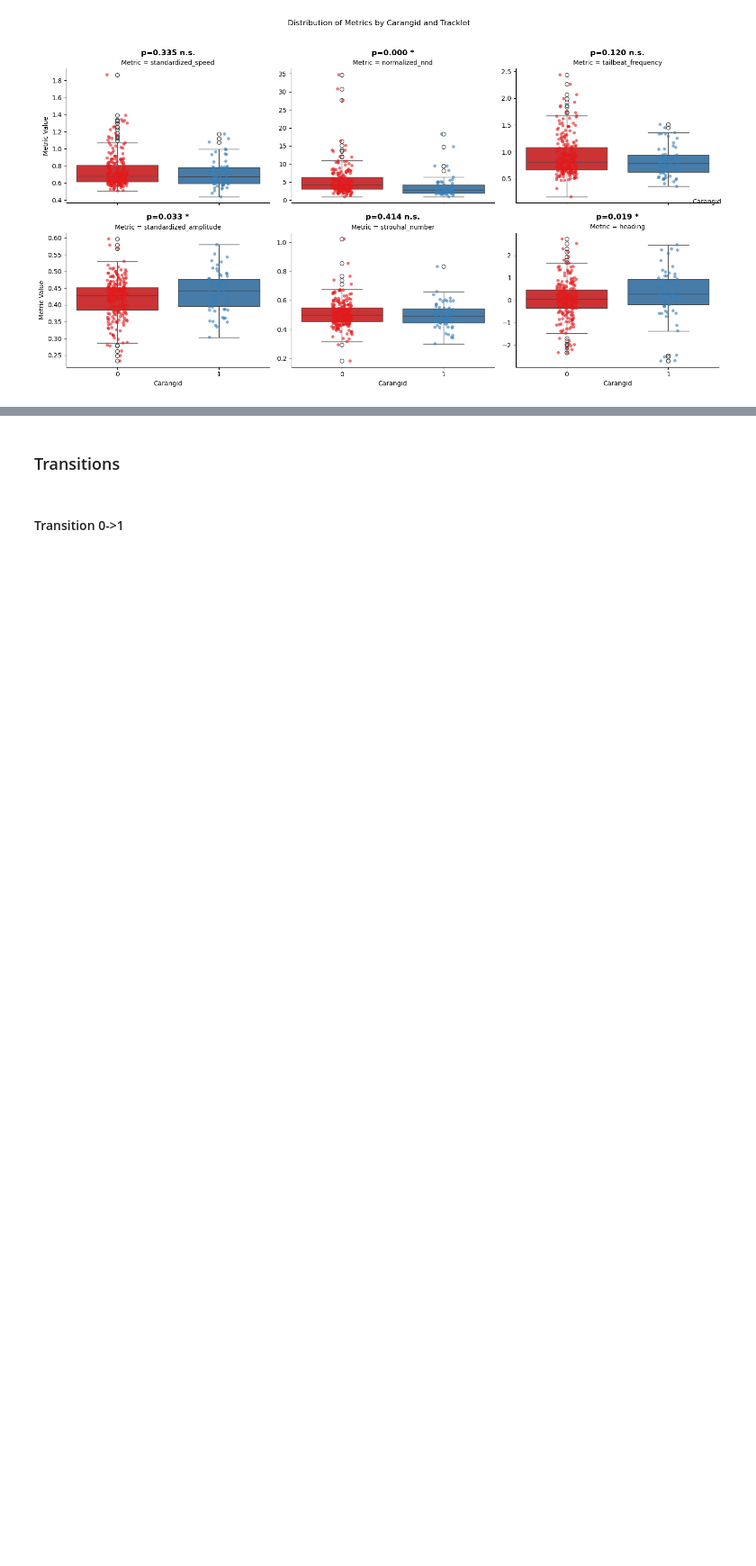
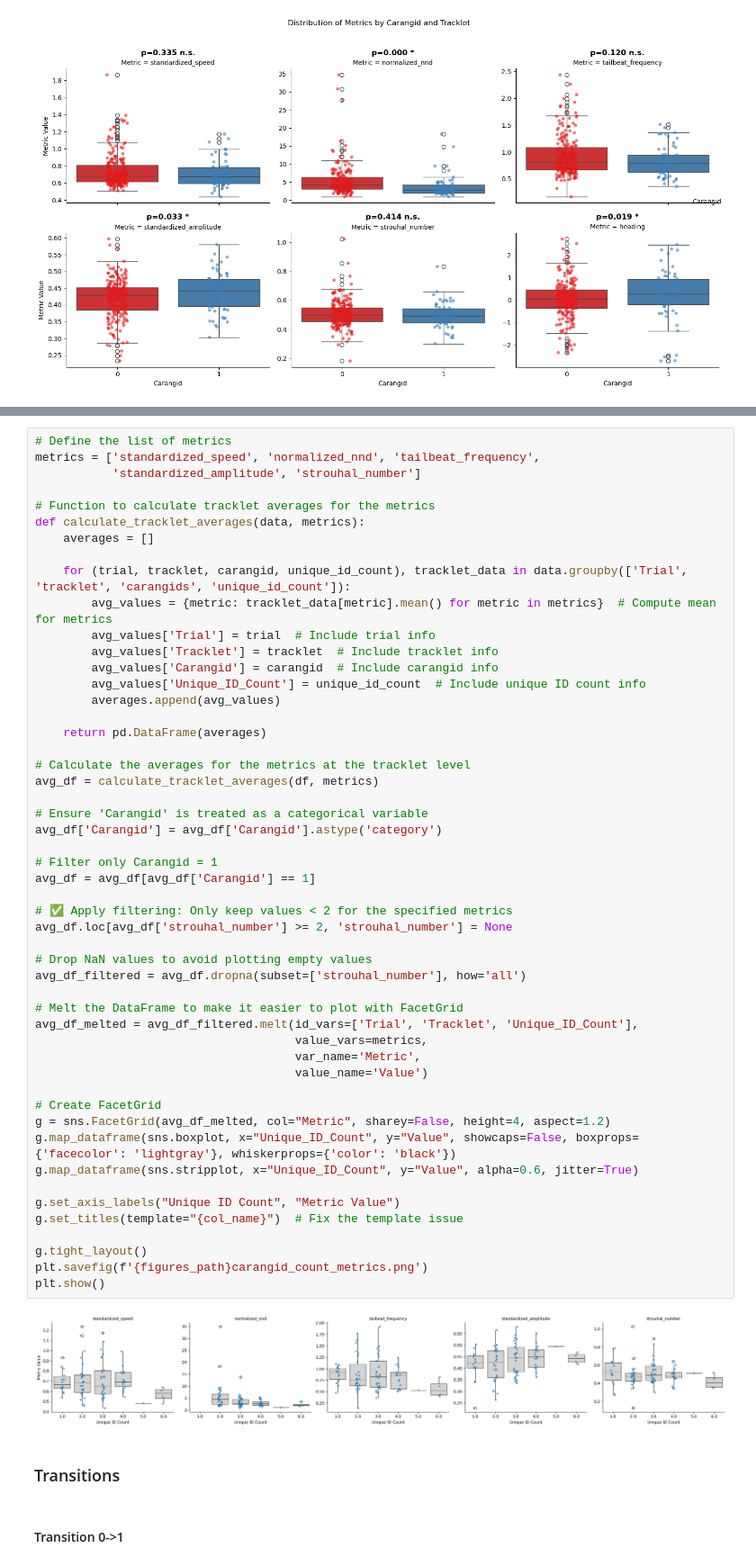
Before and after one commit to albiangela/BSc_code, a Jupyter notebook: sophias_notebooks/Figures.ipynb, the cells around one changed output, grey strips where cells are left out. Shown at 90% size. Drawn from its saved outputs; the diff is of its cells as text; blank space fills up the shorter version.

```diff
--- a/sophias_notebooks/Figures.ipynb
+++ b/sophias_notebooks/Figures.ipynb
@@ -630,3 +567,56 @@ for metric in metrics:
+# %%
+# Define the list of metrics
+metrics = ['standardized_speed', 'normalized_nnd', 'tailbeat_frequency',
+           'standardized_amplitude', 'strouhal_number']
+
+# Function to calculate tracklet averages for the metrics
+def calculate_tracklet_averages(data, metrics):
+    averages = []
+
+    for (trial, tracklet, carangid, unique_id_count), tracklet_data in data.groupby(['Trial', 'tracklet', 'carangids', 'unique_id_count']):
+        avg_values = {metric: tracklet_data[metric].mean() for metric in metrics}  # Compute mean for metrics
+        avg_values['Trial'] = trial  # Include trial info
+        avg_values['Tracklet'] = tracklet  # Include tracklet info
+        avg_values['Carangid'] = carangid  # Include carangid info
+        avg_values['Unique_ID_Count'] = unique_id_count  # Include unique ID count info
+        averages.append(avg_values)
+
+    return pd.DataFrame(averages)
+
+# Calculate the averages for the metrics at the tracklet level
+avg_df = calculate_tracklet_averages(df, metrics)
+
+# Ensure 'Carangid' is treated as a categorical variable
+avg_df['Carangid'] = avg_df['Carangid'].astype('category')
+
+# Filter only Carangid = 1
+avg_df = avg_df[avg_df['Carangid'] == 1]
+
+# ✅ Apply filtering: Only keep values < 2 for the specified metrics
+avg_df.loc[avg_df['strouhal_number'] >= 2, 'strouhal_number'] = None
+
+# Drop NaN values to avoid plotting empty values
+avg_df_filtered = avg_df.dropna(subset=['strouhal_number'], how='all')
+
+# Melt the DataFrame to make it easier to plot with FacetGrid
+avg_df_melted = avg_df_filtered.melt(id_vars=['Trial', 'Tracklet', 'Unique_ID_Count'],
+                                     value_vars=metrics,
+                                     var_name='Metric',
+                                     value_name='Value')
+
+# Create FacetGrid
+g = sns.FacetGrid(avg_df_melted, col="Metric", sharey=False, height=4, aspect=1.2)
+g.map_dataframe(sns.boxplot, x="Unique_ID_Count", y="Value", showcaps=False, boxprops={'facecolor': 'lightgray'}, whiskerprops={'color': 'black'})
+g.map_dataframe(sns.stripplot, x="Unique_ID_Count", y="Value", alpha=0.6, jitter=True)
+
+g.set_axis_labels("Unique ID Count", "Metric Value")
+g.set_titles(template="{col_name}")  # Fix the template issue
+
+g.tight_layout()
+plt.savefig(f'{figures_path}carangid_count_metrics.png')
+plt.show()
+# %% [output]
+[figure, added]
 # %% [markdown]
 ### Transitions
 # %% [markdown]
```
Also changed, not shown: parts of 9 cells of this notebook.
